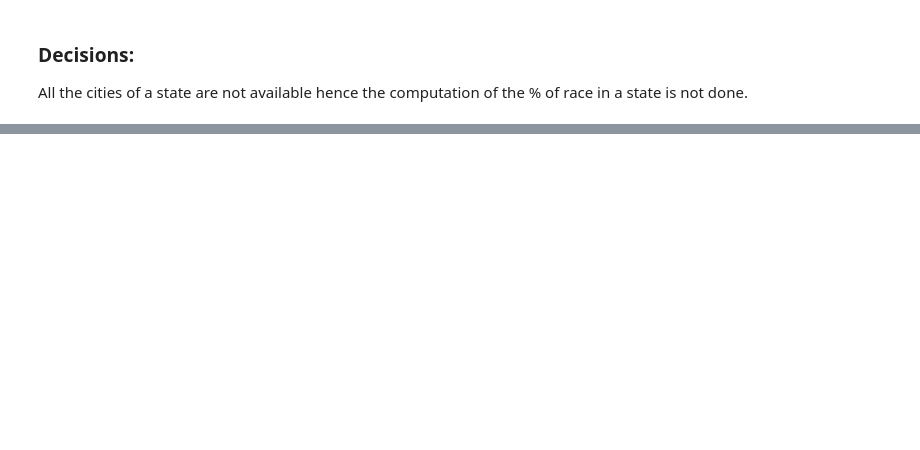
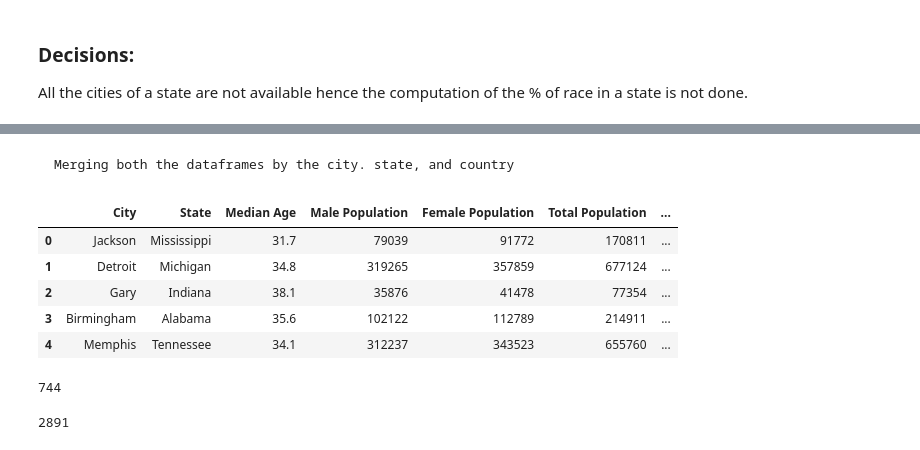
Before and after one commit to VarunRaj7/US-Immigration-Data-Engineering-Project, a Jupyter notebook: Exploring the US_Cities_Demographics.ipynb, the cells around one changed output, grey strips where cells are left out. Saved outputs shown, nothing was run; the diff lists cells and outputs as text; code cells hidden in the pictures; blank space fills up the shorter version.

```diff
--- a/Exploring the US_Cities_Demographics.ipynb
+++ b/Exploring the US_Cities_Demographics.ipynb
@@ -185,3 +198,0 @@ All the cities of a state are not available hence the computation of the % of ra
-# %%
-df = df.drop("Race_percent_by_state")
-df = df.drop("Race_rank_by_state")
@@ -187,0 +201,6 @@ df = df.drop("Race_rank_by_state")
+# %%
+df_apc =  spark.read.options(delimiter=",", header=True) \
+                    .csv("Cleaned Data/I94_ports.csv")
+# %%
+df_apc = df_apc.withColumn("province", F.col("state"))
+df_apc = df_apc.drop("state")
@@ -187,0 +216,22 @@ df = df.drop("Race_rank_by_state")
+# %% [markdown]
+    Merging both the dataframes by the city. state, and country
+# %%
+cond = [df.City==df_apc.locality, df.State==df_apc.province]
+df_merged = df.join(F.broadcast(df_apc), cond, "inner")
+# %%
+df_merged.limit(5).toPandas()
+# %% [output]
+|  | City | State | Median Age | Male Population | Female Population | Total Population | ... |
+| 0 | Jackson | Mississippi | 31.7 | 79039 | 91772 | 170811 | ... |
+| 1 | Detroit | Michigan | 34.8 | 319265 | 357859 | 677124 | ... |
+| 2 | Gary | Indiana | 38.1 | 35876 | 41478 | 77354 | ... |
+| 3 | Birmingham | Alabama | 35.6 | 102122 | 112789 | 214911 | ... |
+| 4 | Memphis | Tennessee | 34.1 | 312237 | 343523 | 655760 | ... |
+# %%
+df_merged.count()
+# %% [output]
+744
+# %%
+df.count()
+# %% [output]
+2891
```
Also changed, not shown: parts of 10 cells of this notebook, 1 other file.
